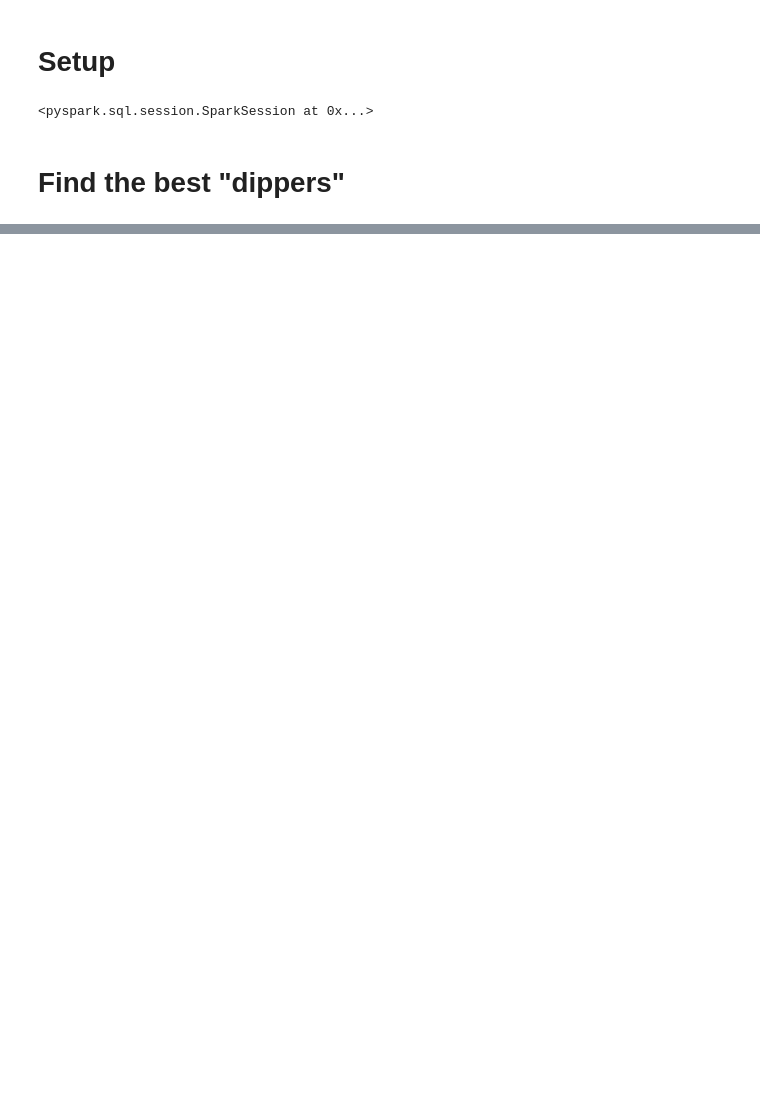
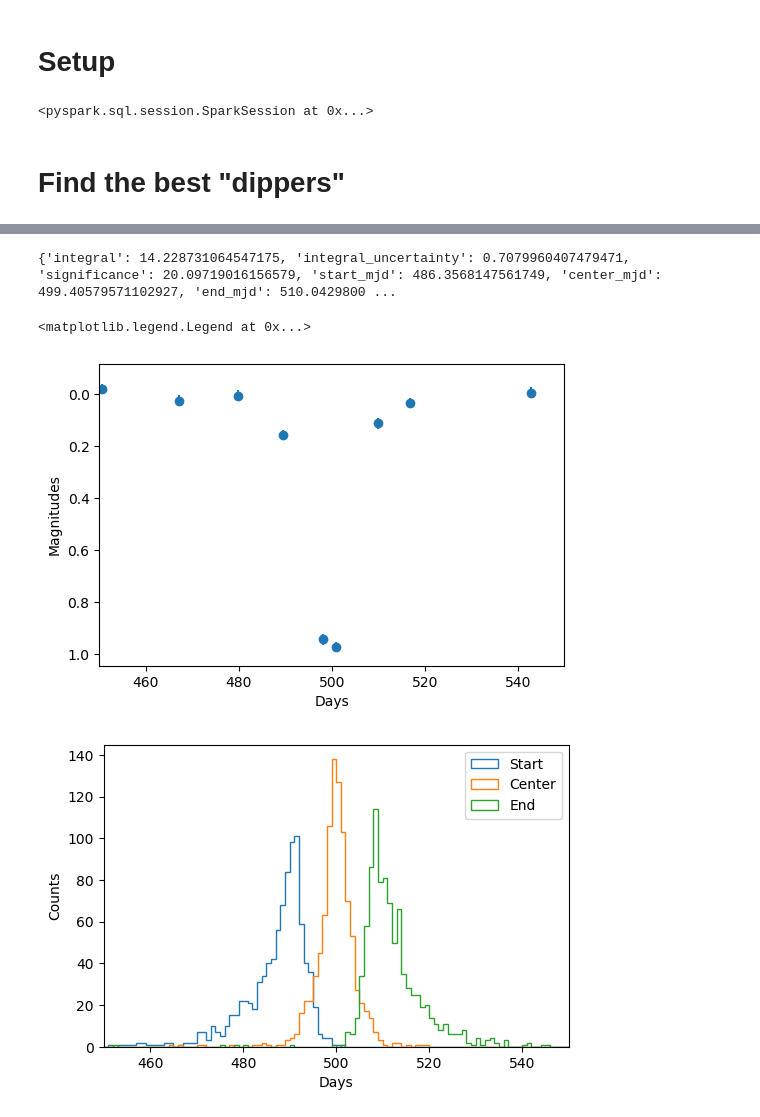
Before and after one commit to dirac-institute/ZTF_Boyajian, a Jupyter notebook: dipper_detection.ipynb, the cells around one changed output, grey strips where cells are left out. Saved outputs shown, nothing was run; the diff lists cells and outputs as text; code cells hidden in the pictures; blank space fills up the shorter version.

```diff
--- a/dipper_detection.ipynb
+++ b/dipper_detection.ipynb
@@ -164,0 +240,40 @@ AnalysisException: 'Unable to infer schema for Parquet. It must be specified man
+# %%
+# Simulate a lot of poorly sampled dips, and see how well we recover them.
+
+all_start = []
+all_center = []
+all_end = []
+
+for i in range(1000):
+    # Basic sim
+    x, y, yerr = simulate_light_curve(N=100)
+
+    res = dipper.measure_dip(x, y, yerr)
+
+    if i == 0:
+        # Show the first light curve
+        plt.figure(dpi=100)
+        plt.errorbar(x, y, yerr, fmt='o')
+        plt.gca().invert_yaxis()
+        plt.xlim(450, 550)
+        plt.xlabel('Days')
+        plt.ylabel('Magnitudes')
+        print(res)
+
+    all_start.append(res['start_mjd'])
+    all_center.append(res['center_mjd'])
+    all_end.append(res['end_mjd'])
+
+plt.figure(dpi=100)
+plt.hist(all_start, 100, (450, 550), histtype='step', label='Start')
+plt.hist(all_center, 100, (450, 550), histtype='step', label='Center')
+plt.hist(all_end, 100, (450, 550), histtype='step', label='End')
+plt.xlim(450, 550)
+plt.xlabel('Days')
+plt.ylabel('Counts')
+plt.legend()
+# %% [output]
+{'integral': 14.228731064547175, 'integral_uncertainty': 0.7079960407479471, 'significance': 20.09719016156579, 'start_mjd': 486.3568147561749, 'center_mjd': 499.40579571102927, 'end_mjd': 510.0429800 ...
+<matplotlib.legend.Legend at 0x...>
+[figure, added]
+[figure, added]
```
Also changed, not shown: parts of 16 cells of this notebook, 2 other files.
